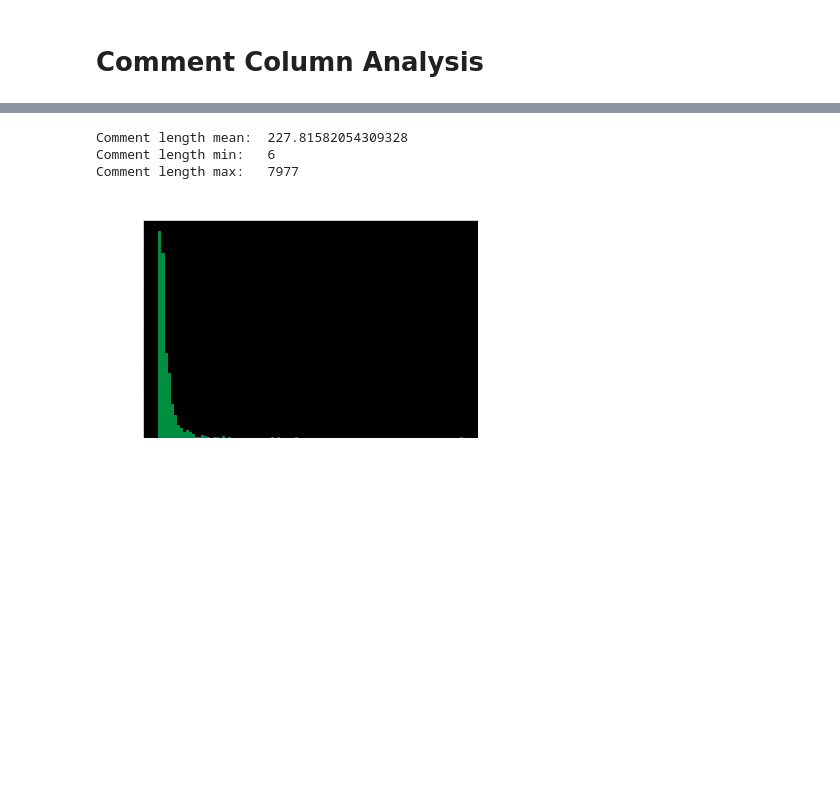
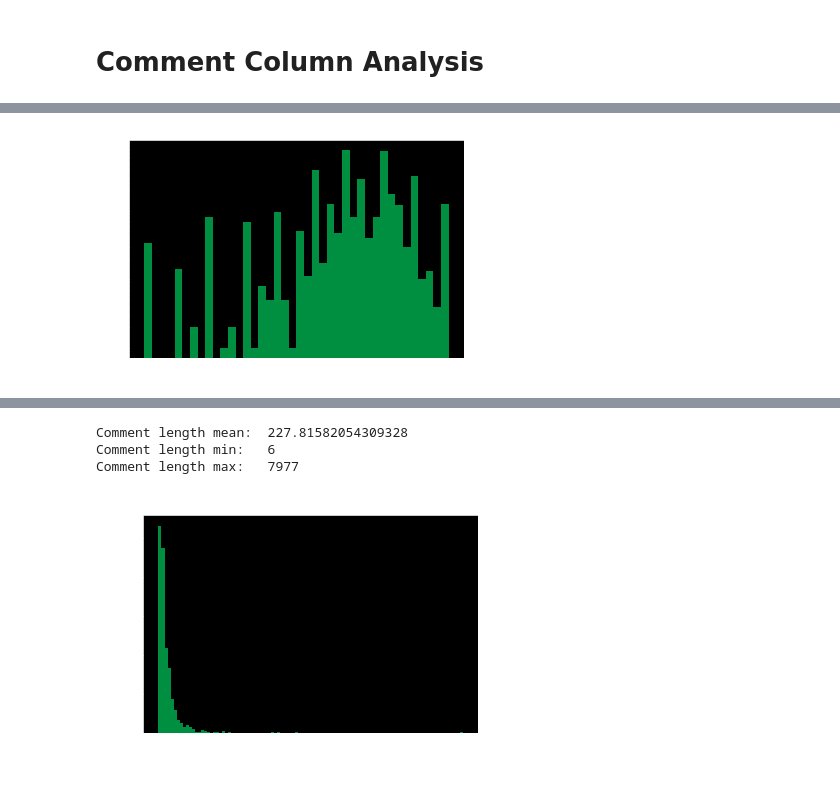
Before and after one commit to garrettseward/boardgame-sentiment, a Jupyter notebook: notebooks/analysis.ipynb, the cells around one changed output, grey strips where cells are left out. Saved outputs shown, nothing was run; the diff lists cells and outputs as text; code cells hidden in the pictures; blank space fills up the shorter version.

```diff
--- a/notebooks/analysis.ipynb
+++ b/notebooks/analysis.ipynb
@@ -83,0 +89,9 @@ wdf.head()
+# %%
+num_bins = 40
+
+_, ax = plt.subplots()
+ax.set_yscale('log')
+plt.hist(wdf.median_q50, num_bins, facecolor=green)
+plt.show()
+# %% [output]
+[figure, added]
```
Also changed, not shown: parts of 7 cells of this notebook.
